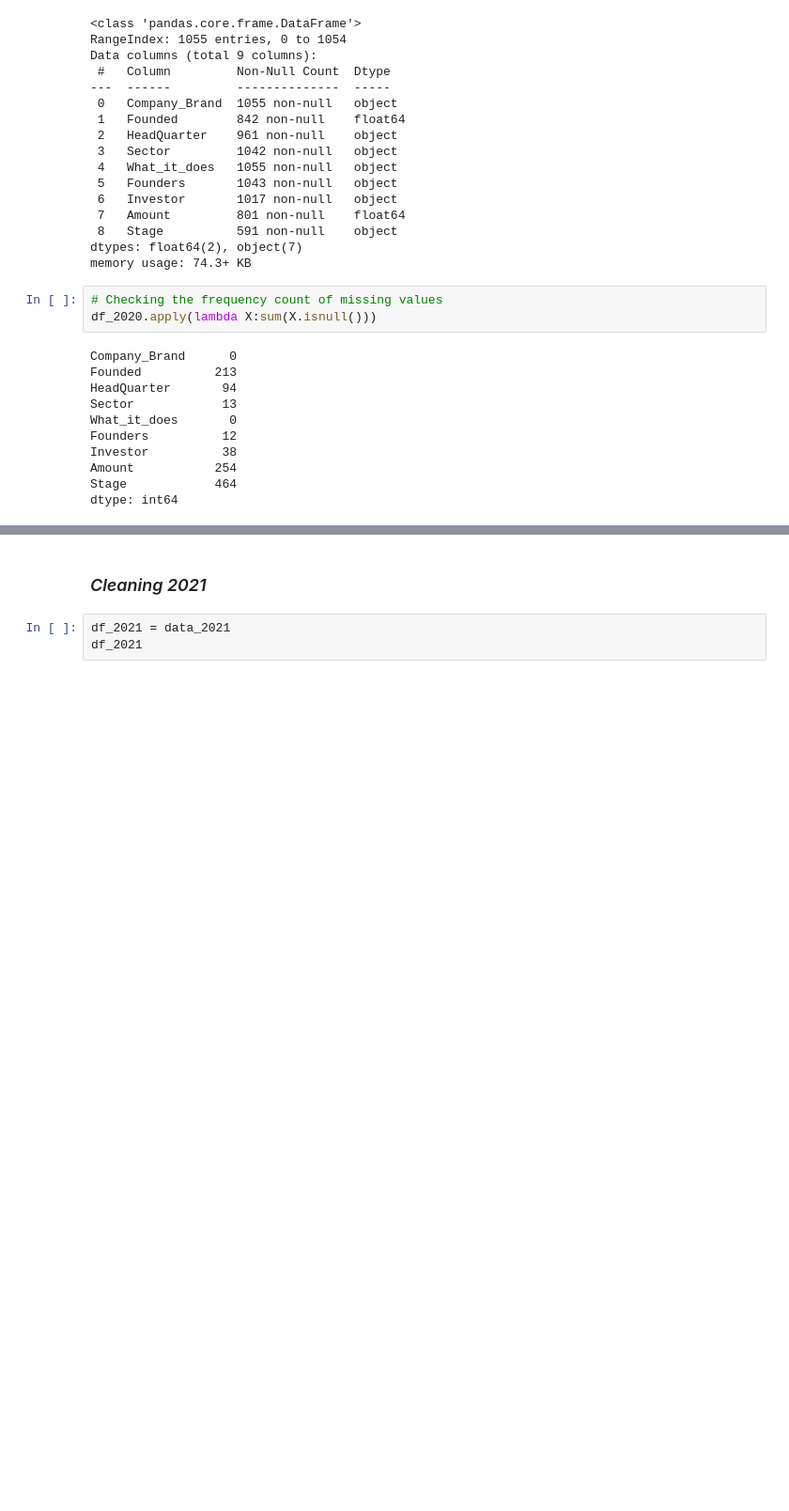
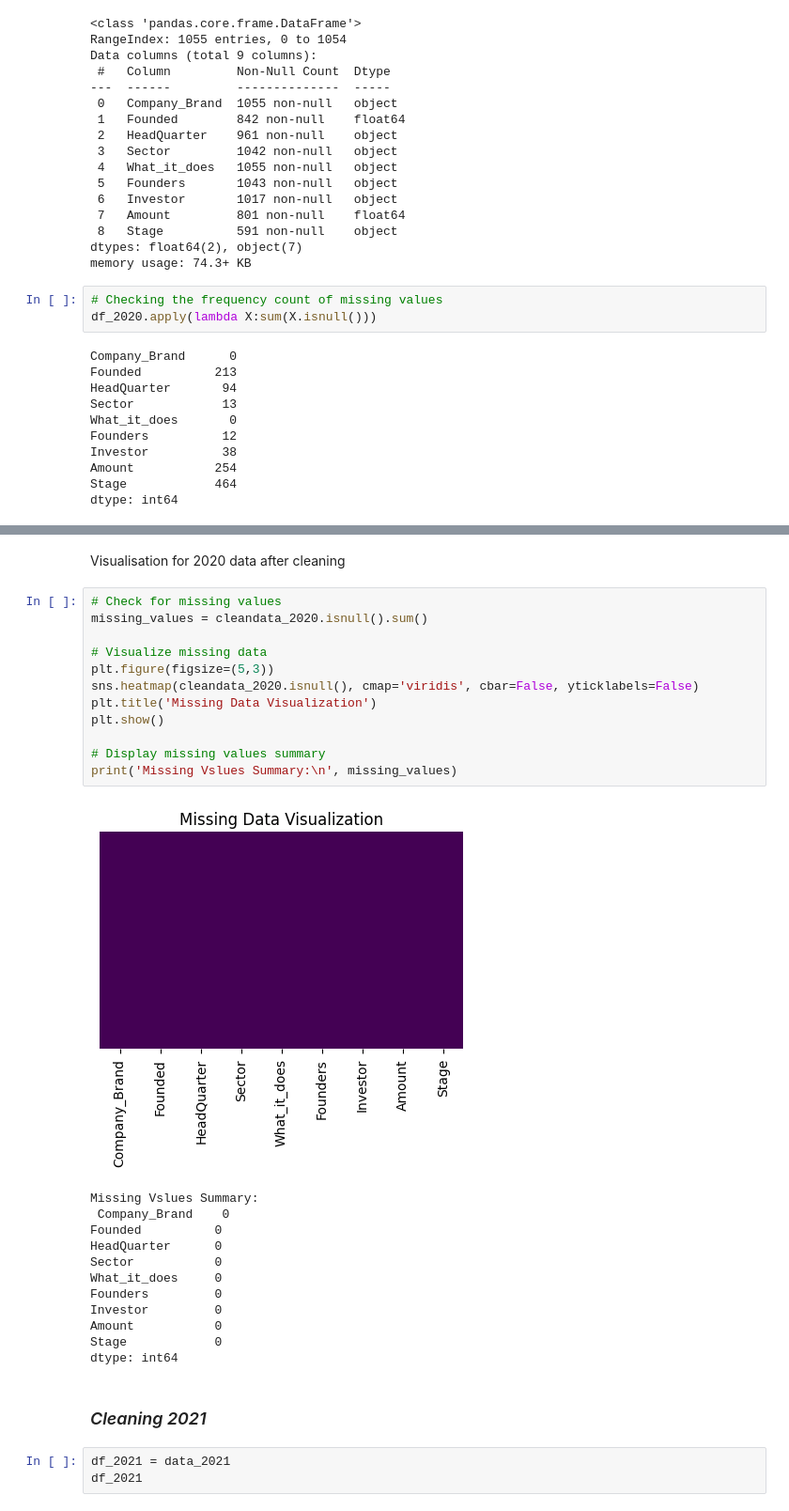
Before and after one commit to GeGe-K/Startup-Ecosystem, a Jupyter notebook: jupyter.ipynb, the cells around one changed output, grey strips where cells are left out. Shown at 94% size. Drawn from its saved outputs; the diff is of its cells as text; blank space fills up the shorter version.

Commit message:
Visualise 2020 data after cleaning

```diff
--- a/jupyter.ipynb
+++ b/jupyter.ipynb
@@ -432,6 +467,33 @@ DataFrame after processing:
 | 7 | Metvy | 2018 | Gurgaon | Networking platform | AI driven networking platform for... | Shawrya Mehrotra | HostelFund | 0 | Pre-series |
 | 8 | Rupeek | 2015 | Bangalore | FinTech | Rupeek is an online lending platf... | Amar Prabhu, Ashwin Soni, Sumit M... | KB Investment, Bertelsmann India ... | 45000000 | Series C |
 | 9 | Gig India | 2017 | Pune | Crowdsourcing | GigIndia is a marketplace that pr... | Aditya Shirole, Sahil Sharma | Shantanu Deshpande, Subramaniam R... | 1000000 | Pre-series A |
+# %% [markdown]
+Visualisation for 2020 data after cleaning
+# %%
+# Check for missing values
+missing_values = cleandata_2020.isnull().sum()
+
+# Visualize missing data
+plt.figure(figsize=(5,3))
+sns.heatmap(cleandata_2020.isnull(), cmap='viridis', cbar=False, yticklabels=False)
+plt.title('Missing Data Visualization')
+plt.show()
+
+# Display missing values summary
+print('Missing Vslues Summary:\n', missing_values)
+# %% [output]
+[figure, added]
+Missing Vslues Summary:
+ Company_Brand    0
+Founded          0
+HeadQuarter      0
+Sector           0
+What_it_does     0
+Founders         0
+Investor         0
+Amount           0
+Stage            0
+dtype: int64
 # %% [markdown]
 ### *Cleaning 2021*
 # %%
```
Also changed, not shown: parts of 1 cell of this notebook.
